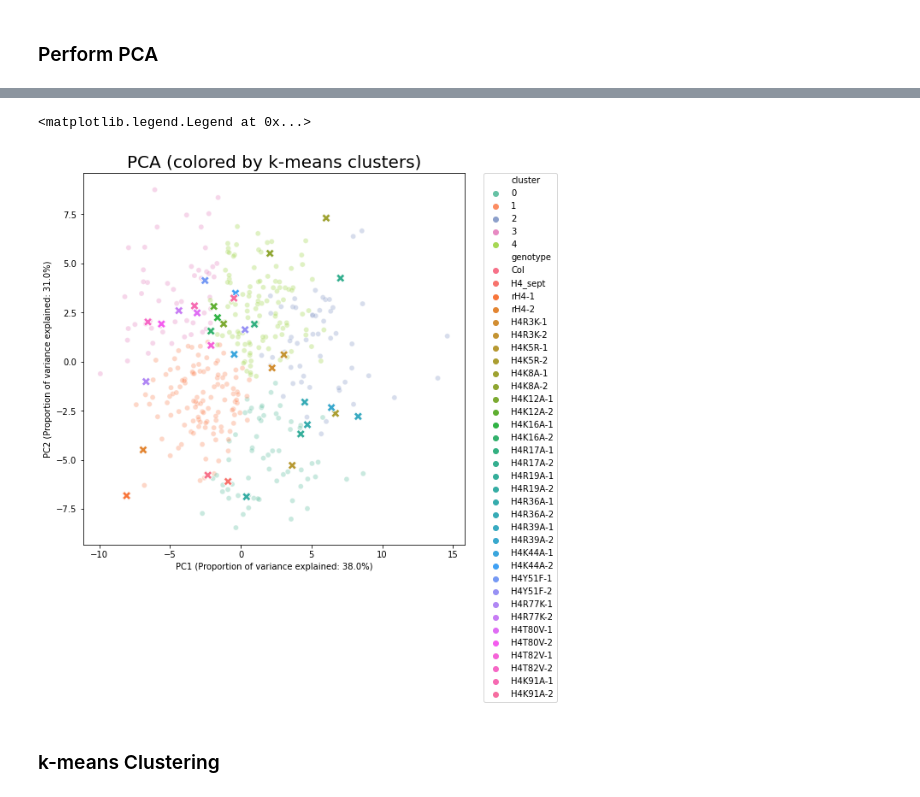
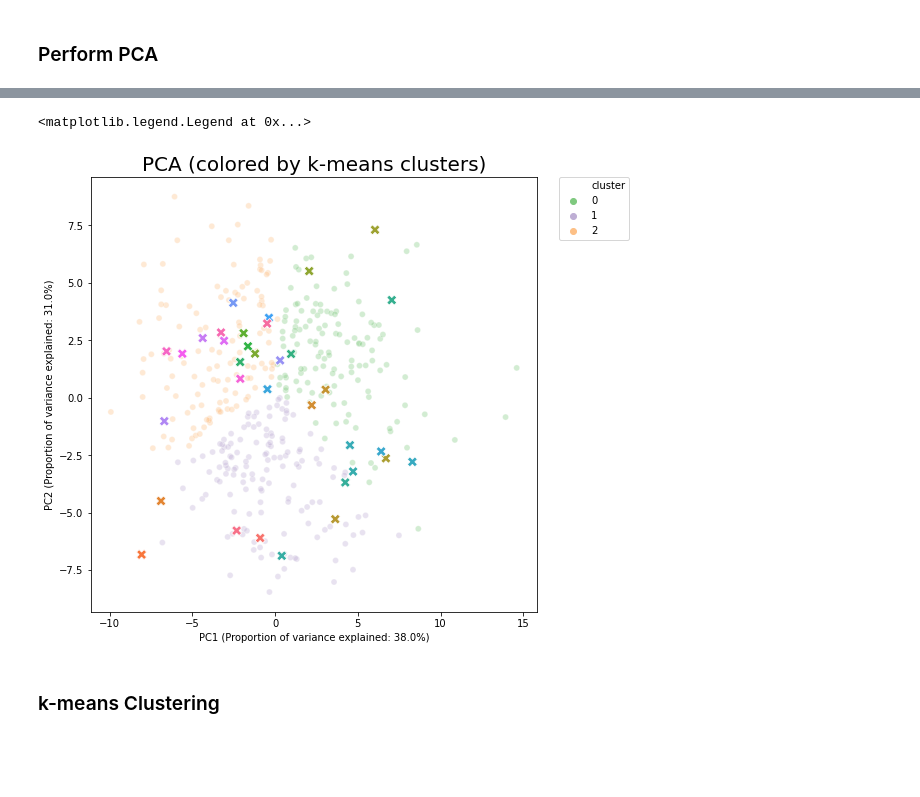
Before and after one commit to etc27/Leaf_Traits, a Jupyter notebook: Leaf_Morphology.ipynb, the cells around one changed output, grey strips where cells are left out. Cells and saved outputs as stored; diff of their text form; code cells hidden in the pictures; blank space fills up the shorter version.

```diff
--- a/Leaf_Morphology.ipynb
+++ b/Leaf_Morphology.ipynb
@@ -130,7 +130,7 @@ plt.legend(bbox_to_anchor=(1.05, 1), loc='upper left', borderaxespad=0)
 ### Perform k-means Clustering
 # %%
 # Run k-means
-kmeans_labels = KMeans(n_clusters=5).fit_predict(x)
+kmeans_labels = KMeans(n_clusters=3).fit_predict(x)
 # %%
 # Add k-means cluster column to finalDf
 finalDf['cluster'] = kmeans_labels
@@ -228,21 +228,21 @@ plt.legend(bbox_to_anchor=(1.05, 1), loc='upper left', borderaxespad=0)
 # %%
 # Visualize averages on top of individual replicates
 # Visualize 2D projection with k-means labels
 
 # Color by kmeans labels
 fig = plt.figure(figsize = (8,8))
 ax = fig.add_subplot(1,1,1)
 ax.set_title('PCA (colored by k-means clusters)', fontsize = 20)
 xlab = "PC1 (Proportion of variance explained: "+str(round(ex_var[0]*100))+"%)"
 ylab = "PC2 (Proportion of variance explained: "+str(round(ex_var[1]*100))+"%)"
-sns.scatterplot(x="PC1", y="PC2", data=finalDf, hue='cluster', palette=sns.color_palette("Set2",5),alpha=0.35)
+sns.scatterplot(x="PC1", y="PC2", data=finalDf, hue='cluster', palette=sns.color_palette("Accent",3),alpha=0.35)
 sns.scatterplot(x="PC1", y="PC2", data=avg_principalDf, hue='genotype', hue_order=order,
-                palette=sns.color_palette("husl", 34), marker='X', s=100)
+                palette=sns.color_palette("husl", 34), marker='X', s=100, legend=False)
 ax.set(xlabel=xlab, ylabel = ylab)
 plt.legend(bbox_to_anchor=(1.05, 1), loc='upper left', borderaxespad=0)
 # %% [output]
 <matplotlib.legend.Legend at 0x...>
-[figure, old version]
+[figure, new version]
 # %% [markdown]
 ### k-means Clustering
 # %%
```
Also changed, not shown: parts of 19 cells of this notebook.
